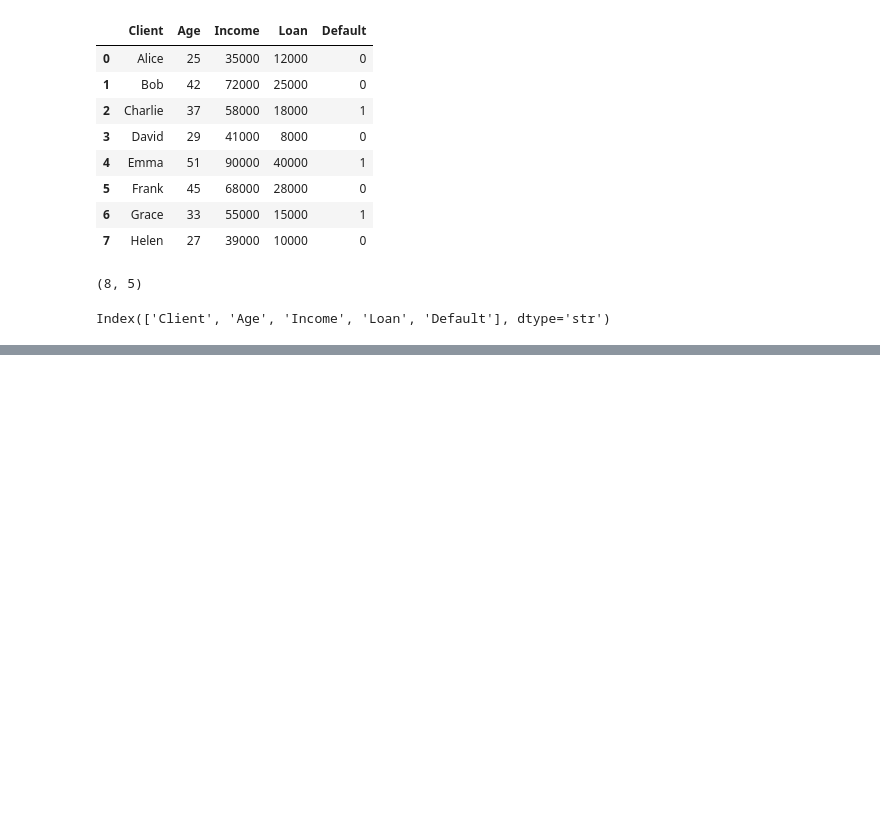
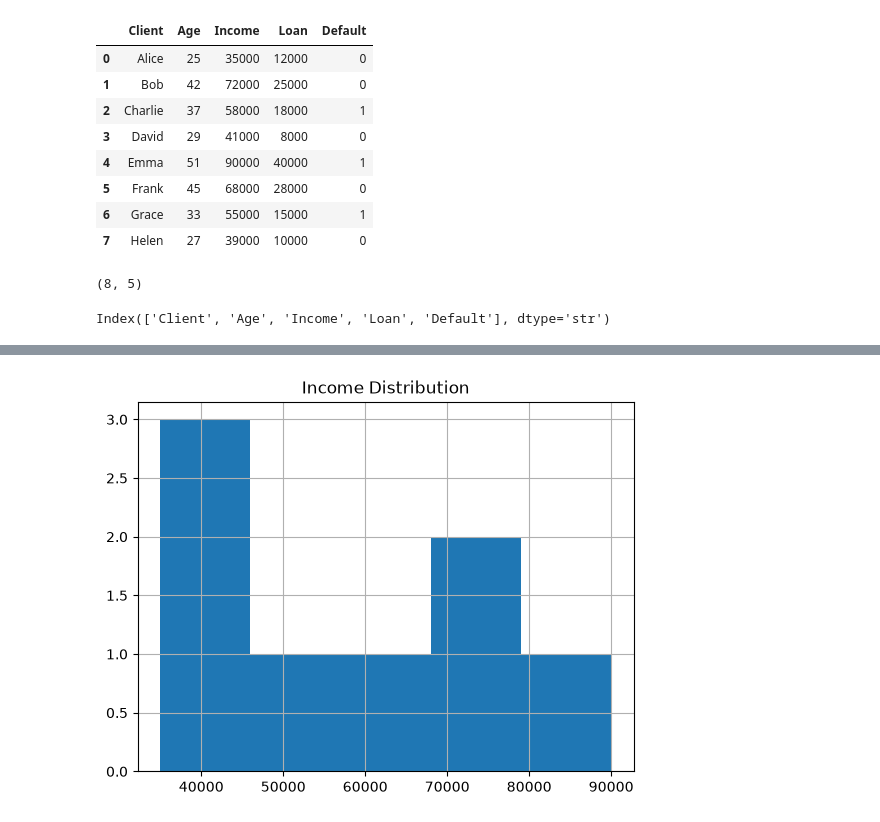
Before and after one commit to yunqiwu77-wq/credit-risk-learning, a Jupyter notebook: Notebook/Day04_Exploratory_Data_Analysis.ipynb, the cells around one changed output, grey strips where cells are left out. Cells and saved outputs as stored; diff of their text form; code cells hidden in the pictures; blank space fills up the shorter version.

```diff
--- a/Notebook/Day04_Exploratory_Data_Analysis.ipynb
+++ b/Notebook/Day04_Exploratory_Data_Analysis.ipynb
@@ -32,0 +45,10 @@ Index(['Client', 'Age', 'Income', 'Loan', 'Default'], dtype='str')
+# %%
+loan_data["Income"].hist(
+    bins=5
+)
+
+plt.title("Income Distribution")
+
+plt.show()
+# %% [output]
+[figure, added]
```
Also changed, not shown: parts of 8 cells of this notebook, 2 other files.
